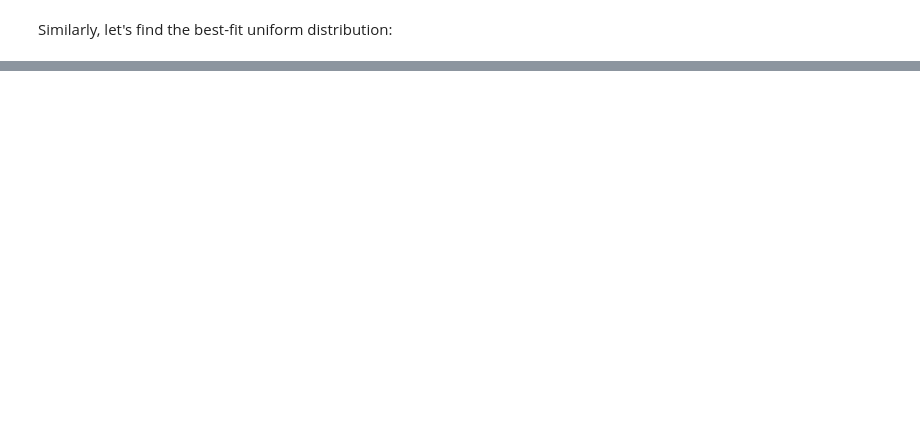
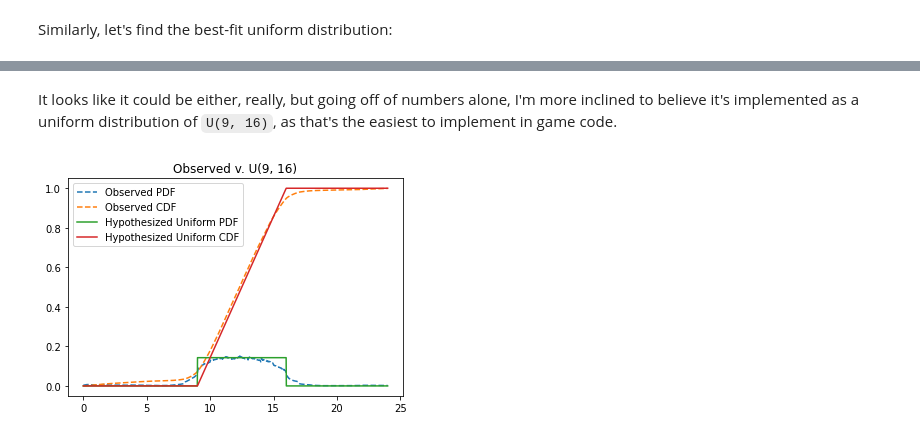
Before and after one commit to zhudotexe/FFXIV_PaissaDB, a Jupyter notebook: stats/cdf_analysis.ipynb, the cells around one changed output, grey strips where cells are left out. Saved outputs shown, nothing was run; the diff lists cells and outputs as text; code cells hidden in the pictures; blank space fills up the shorter version.

```diff
--- a/stats/cdf_analysis.ipynb
+++ b/stats/cdf_analysis.ipynb
@@ -199,0 +200,19 @@ Best fit normal: N(12.247479751767623, 2.4623055258028312)
+# %% [markdown]
+It looks like it could be either, really, but going off of numbers alone, I'm more inclined to believe it's implemented
+as a uniform distribution of ``U(9, 16)``, as that's the easiest to implement in game code.
+# %%
+x = np.linspace(0, 24, num=DELTA_1_MINUTE)
+fig, ax = plt.subplots()
+hyp_unif = uniform(9, 7)
+
+def cmp_hyp_unif(ho_pdf, ho_cdf):
+    ax.plot(x, ho_pdf, label="Observed PDF", linestyle='--')
+    ax.plot(x, ho_cdf, label="Observed CDF", linestyle='--')
+    ax.plot(x, hyp_unif.pdf(x), label="Hypothesized Uniform PDF")
+    ax.plot(x, hyp_unif.cdf(x), label="Hypothesized Uniform CDF")
+    ax.legend()
+    ax.set_title("Observed v. U(9, 16)")
+
+cmp_hyp_unif(*dist_under_analysis)
+# %% [output]
+[figure, added]
```
Also changed, not shown: parts of 7 cells of this notebook, 1 other file.
